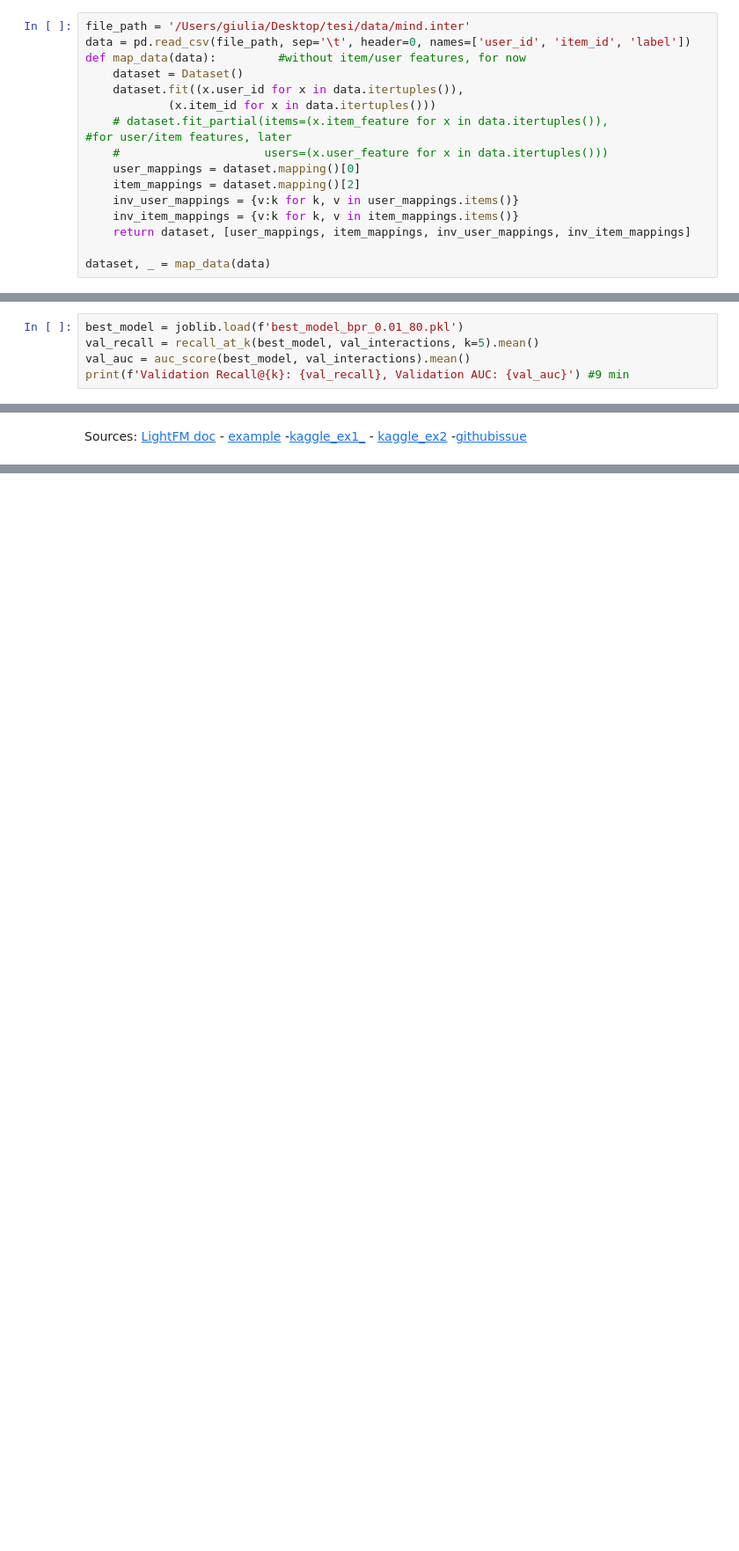
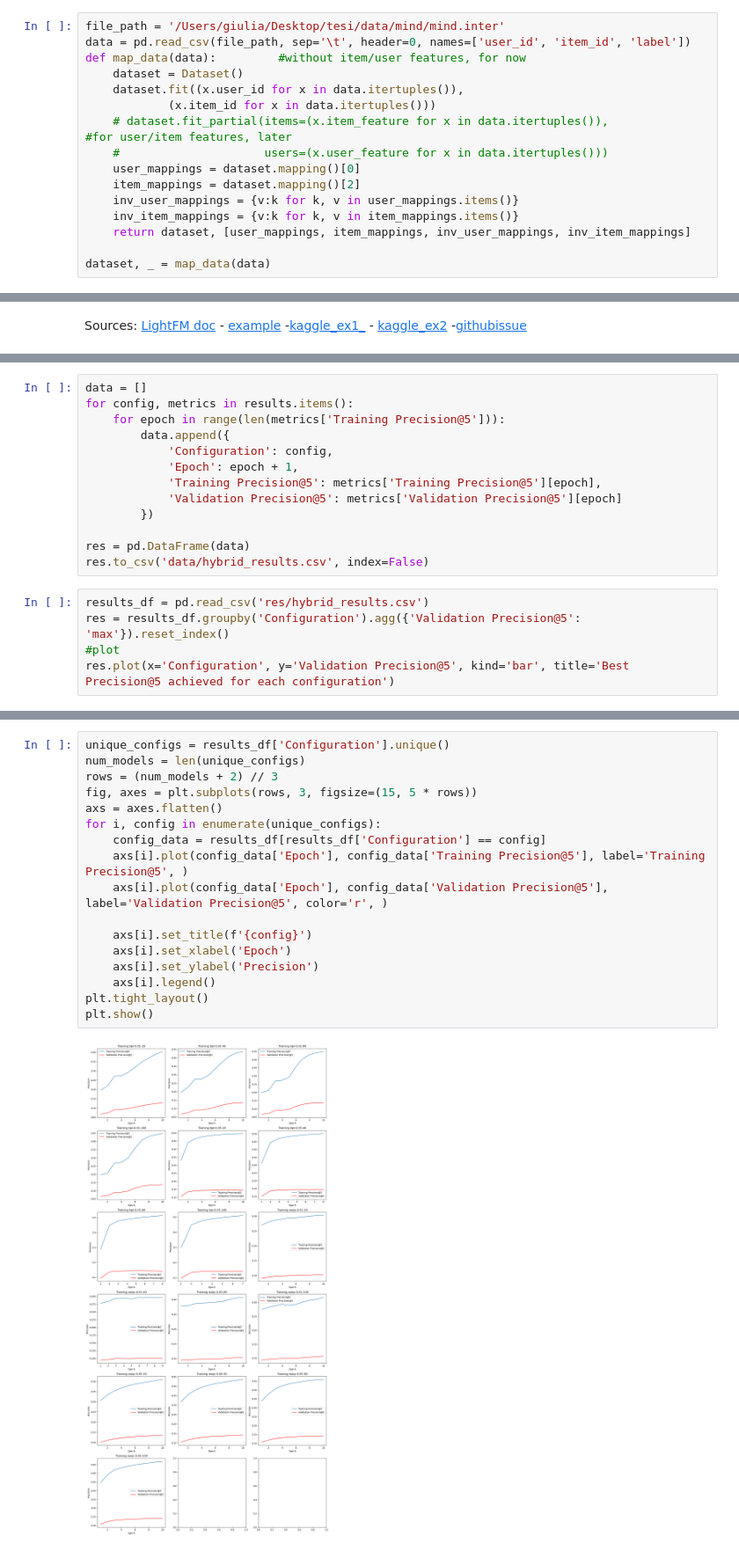
Before and after one commit to BianchiGiulia/practical_work, a Jupyter notebook: fm15.ipynb, the cells around one changed output, grey strips where cells are left out. Shown at 88% size. Drawn from its saved outputs; the diff is of its cells as text; blank space fills up the shorter version.

Commit message:
CF vs Hybrid

```diff
--- a/fm15.ipynb
+++ b/fm15.ipynb
@@ -17,5 +20,5 @@ import matplotlib.pyplot as plt
 # %%
-file_path = '/Users/giulia/Desktop/tesi/data/mind.inter'
+file_path = '/Users/giulia/Desktop/tesi/data/mind/mind.inter'
 data = pd.read_csv(file_path, sep='\t', header=0, names=['user_id', 'item_id', 'label'])
 def map_data(data):         #without item/user features, for now
     dataset = Dataset()
@@ -165,5 +152,0 @@ First grid search results (precision@5 on val set):
-# %%
-best_model = joblib.load(f'best_model_bpr_0.01_80.pkl')
-val_recall = recall_at_k(best_model, val_interactions, k=5).mean()
-val_auc = auc_score(best_model, val_interactions).mean()
-print(f'Validation Recall@{k}: {val_recall}, Validation AUC: {val_auc}') #9 min
@@ -173,0 +321,18 @@ Sources: [LightFM doc](https://making.lyst.com/lightfm/docs/home.html#:~:text=Li
+# %%
+data = []
+for config, metrics in results.items():
+    for epoch in range(len(metrics['Training Precision@5'])):
+        data.append({
+            'Configuration': config,
+            'Epoch': epoch + 1,
+            'Training Precision@5': metrics['Training Precision@5'][epoch],
+            'Validation Precision@5': metrics['Validation Precision@5'][epoch]
+        })
+
+res = pd.DataFrame(data)
+res.to_csv('data/hybrid_results.csv', index=False)
+# %%
+results_df = pd.read_csv('res/hybrid_results.csv')
+res = results_df.groupby('Configuration').agg({'Validation Precision@5': 'max'}).reset_index()
+#plot
+res.plot(x='Configuration', y='Validation Precision@5', kind='bar', title='Best Precision@5 achieved for each configuration')
@@ -173,0 +342,19 @@ Sources: [LightFM doc](https://making.lyst.com/lightfm/docs/home.html#:~:text=Li
+# %%
+unique_configs = results_df['Configuration'].unique()
+num_models = len(unique_configs)
+rows = (num_models + 2) // 3
+fig, axes = plt.subplots(rows, 3, figsize=(15, 5 * rows))
+axs = axes.flatten()
+for i, config in enumerate(unique_configs):
+    config_data = results_df[results_df['Configuration'] == config]
+    axs[i].plot(config_data['Epoch'], config_data['Training Precision@5'], label='Training Precision@5', )
+    axs[i].plot(config_data['Epoch'], config_data['Validation Precision@5'], label='Validation Precision@5', color='r', )
+
+    axs[i].set_title(f'{config}')
+    axs[i].set_xlabel('Epoch')
+    axs[i].set_ylabel('Precision')
+    axs[i].legend()
+plt.tight_layout()
+plt.show()
+# %% [output]
+[figure, added]
```
Also changed, not shown: parts of 18 cells of this notebook.
